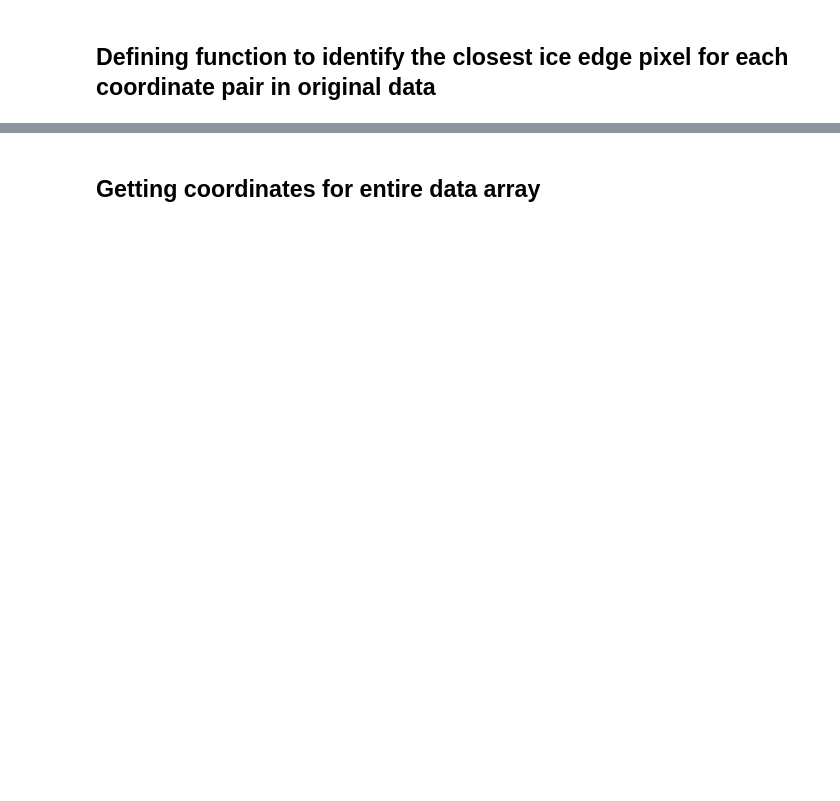
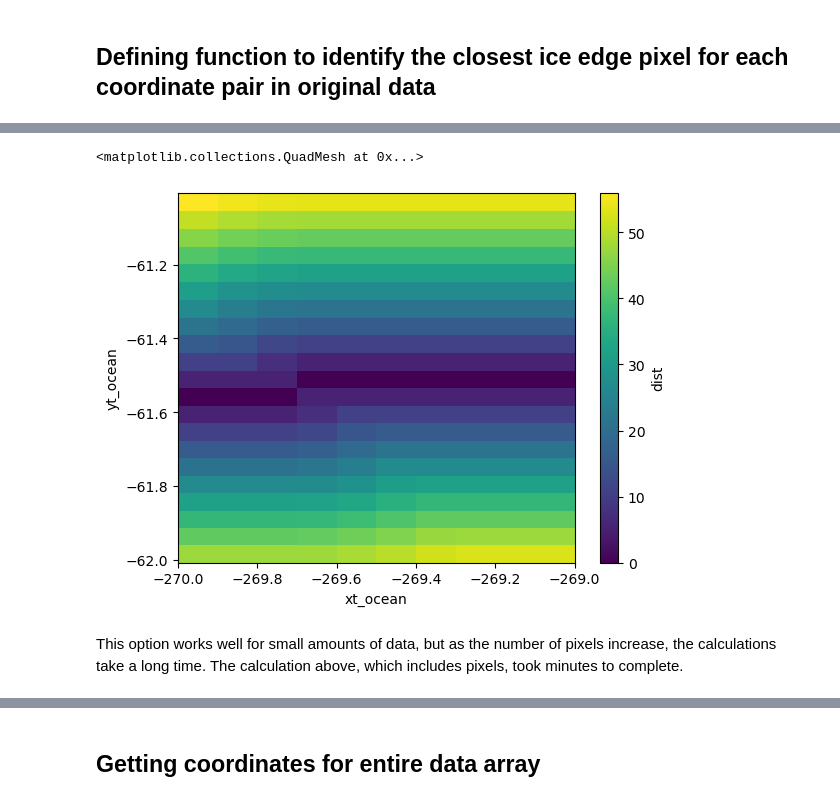
Before and after one commit to lidefi87/Crabeater_Distribution_East_Antarctica, a Jupyter notebook: Scripts/IceEdge.ipynb, the cells around one changed output, grey strips where cells are left out. Saved outputs shown, nothing was run; the diff lists cells and outputs as text; code cells hidden in the pictures; blank space fills up the shorter version.

```diff
--- a/Scripts/IceEdge.ipynb
+++ b/Scripts/IceEdge.ipynb
@@ -130,8 +153,9 @@ ice_edge.head(10)
 # %% [markdown]
 ## Defining function to identify the closest ice edge pixel for each coordinate pair in original data
 # %%
-def min_dist(point, ice_edge):
-    ice_edge['Dist'] = ice_edge.apply(lambda row: distance.distance((row.lat, row.lon), (point.lat, point.lon)).km, axis = 1)
-    geoseries = ice_edge.iloc[ice_edge['Dist'].argmin()]
-    return geoseries['Dist']
+def min_dist(lat, lon, ice_edge):
+    dist = pd.DataFrame()
+    dist['Dist'] = ice_edge.apply(lambda row: distance.distance((row.lat, row.lon), (lat, lon)).km, axis = 1)
+    min_dist = dist.Dist.iloc[dist['Dist'].argmin()]
+    return min_dist
 # %% [markdown]
@@ -149,0 +181,28 @@ min_test
+# %%
+#Getting pairs of coordinates for each pixel
+coords_df = []
+
+for y in ice_10.yt_ocean:
+    for x in ice_10.xt_ocean:
+        coords_df.append([y.values.tolist(), x.values.tolist()])
+# %%
+def min_dist_np(np, ice_edge):
+    dist = pd.DataFrame()
+    dist['Dist'] = ice_edge.apply(lambda row: distance.distance((row.lat, row.lon), (np[0], np[1])).km, axis = 1)
+    min_dist = dist.Dist.iloc[dist['Dist'].argmin()]
+    return min_dist
+# %%
+test_apply = np.apply_along_axis(min_dist_np, 1, coords_df, ice_edge)
+# %%
+dist_np = xr.DataArray(data = np.reshape(test_apply, ice_10.shape),
+                       dims = ["yt_ocean", "xt_ocean"],
+                       coords = dict(xt_ocean = ice_10.xt_ocean.values,
+                                     yt_ocean = ice_10.yt_ocean.values),
+                          name = 'dist')
+
+dist_np.plot()
+# %% [output]
+<matplotlib.collections.QuadMesh at 0x...>
+[figure, added]
+# %% [markdown]
+This option works well for small amounts of data, but as the number of pixels increase, the calculations take a long time. The calculation above, which includes   pixels, took    minutes to complete.
```
Also changed, not shown: parts of 38 cells of this notebook.
